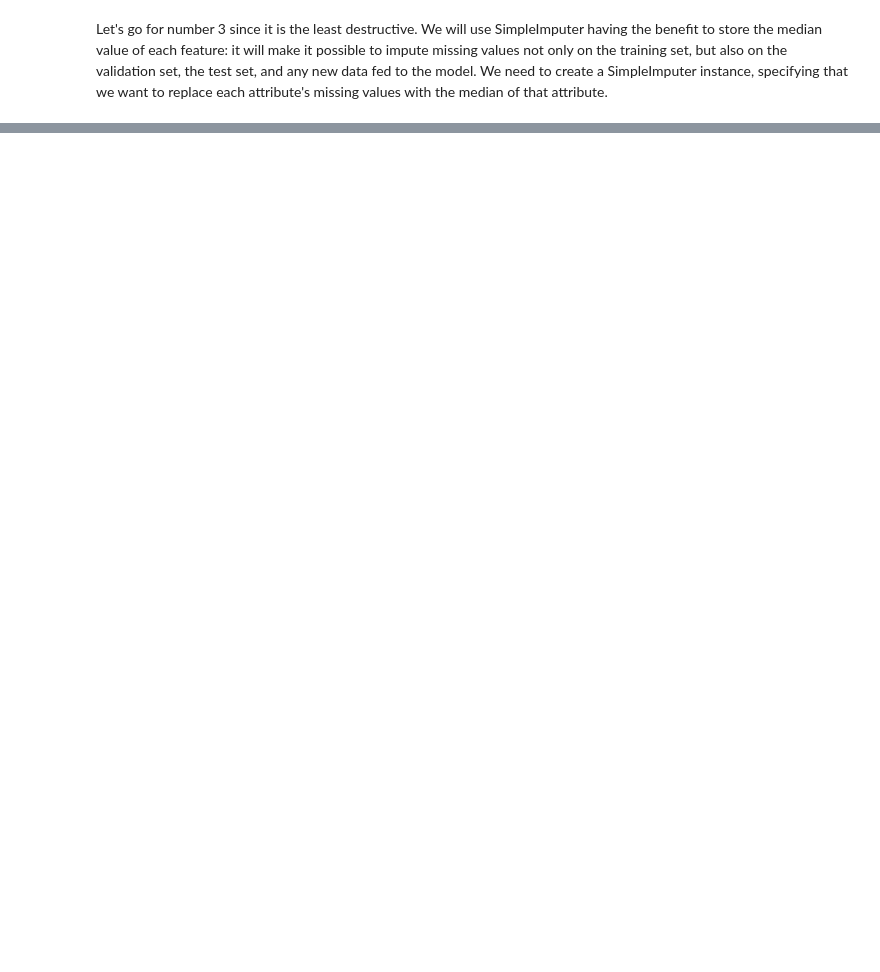
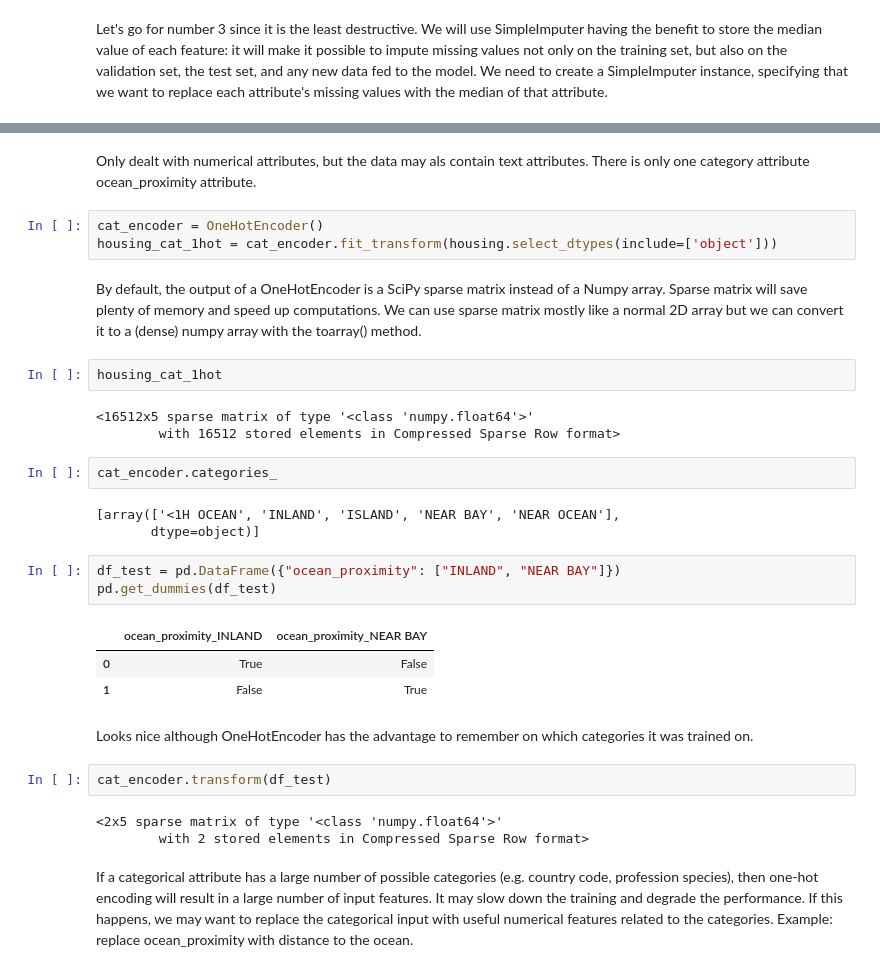
Before and after one commit to AlexBoving/hands-on-machine-learning, a Jupyter notebook: house_price.ipynb, the cells around one changed output, grey strips where cells are left out. Cells and saved outputs as stored; diff of their text form; blank space fills up the shorter version.

```diff
--- a/house_price.ipynb
+++ b/house_price.ipynb
@@ -302,0 +336,33 @@ Let's go for number 3 since it is the least destructive. We will use SimpleImput
+# %% [markdown]
+Only dealt with numerical attributes, but the data may als contain text attributes. There is only one category attribute ocean_proximity attribute.
+# %%
+cat_encoder = OneHotEncoder()
+housing_cat_1hot = cat_encoder.fit_transform(housing.select_dtypes(include=['object']))
+# %% [markdown]
+By default, the output of a OneHotEncoder is a SciPy sparse matrix instead of a Numpy array. Sparse matrix will save plenty of memory and speed up computations. We can use sparse matrix mostly like a normal 2D array but we can convert it to a (dense) numpy array with the toarray() method.
+# %%
+housing_cat_1hot
+# %% [output]
+<16512x5 sparse matrix of type '<class 'numpy.float64'>'
+        with 16512 stored elements in Compressed Sparse Row format>
+# %%
+cat_encoder.categories_
+# %% [output]
+[array(['<1H OCEAN', 'INLAND', 'ISLAND', 'NEAR BAY', 'NEAR OCEAN'],
+       dtype=object)]
+# %%
+df_test = pd.DataFrame({"ocean_proximity": ["INLAND", "NEAR BAY"]})
+pd.get_dummies(df_test)
+# %% [output]
+|  | ocean_proximity_INLAND | ocean_proximity_NEAR BAY |
+| 0 | True | False |
+| 1 | False | True |
+# %% [markdown]
+Looks nice although OneHotEncoder has the advantage to remember on which categories it was trained on.
+# %%
+cat_encoder.transform(df_test)
+# %% [output]
+<2x5 sparse matrix of type '<class 'numpy.float64'>'
+        with 2 stored elements in Compressed Sparse Row format>
+# %% [markdown]
+If a categorical attribute has a large number of possible categories (e.g. country code, profession species), then one-hot encoding will result in a large number of input features. It may slow down the training and degrade the performance. If this happens, we may want to replace the categorical input with useful numerical features related to the categories. Example: replace ocean_proximity with distance to the ocean.
```
Also changed, not shown: parts of 14 cells of this notebook.
